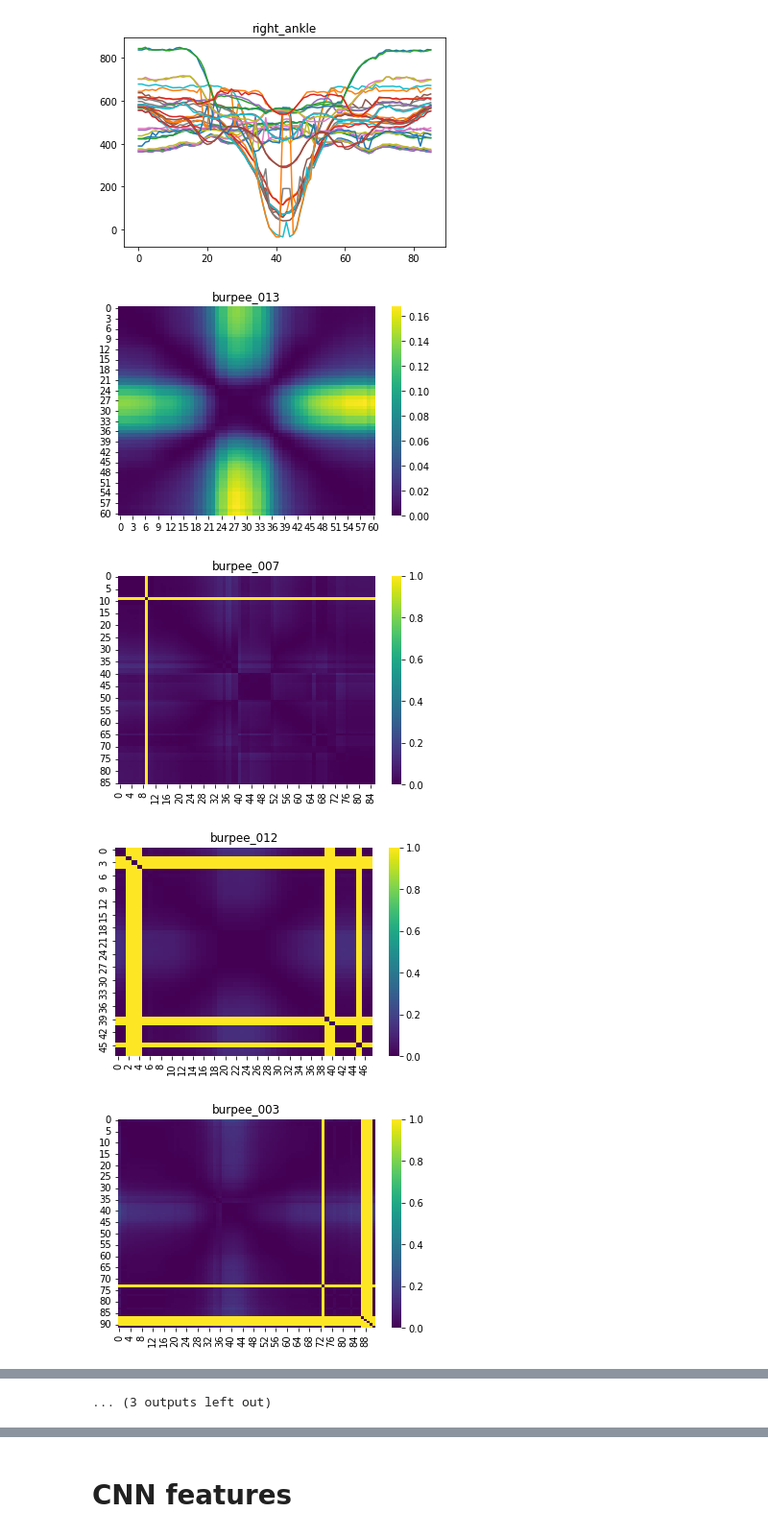
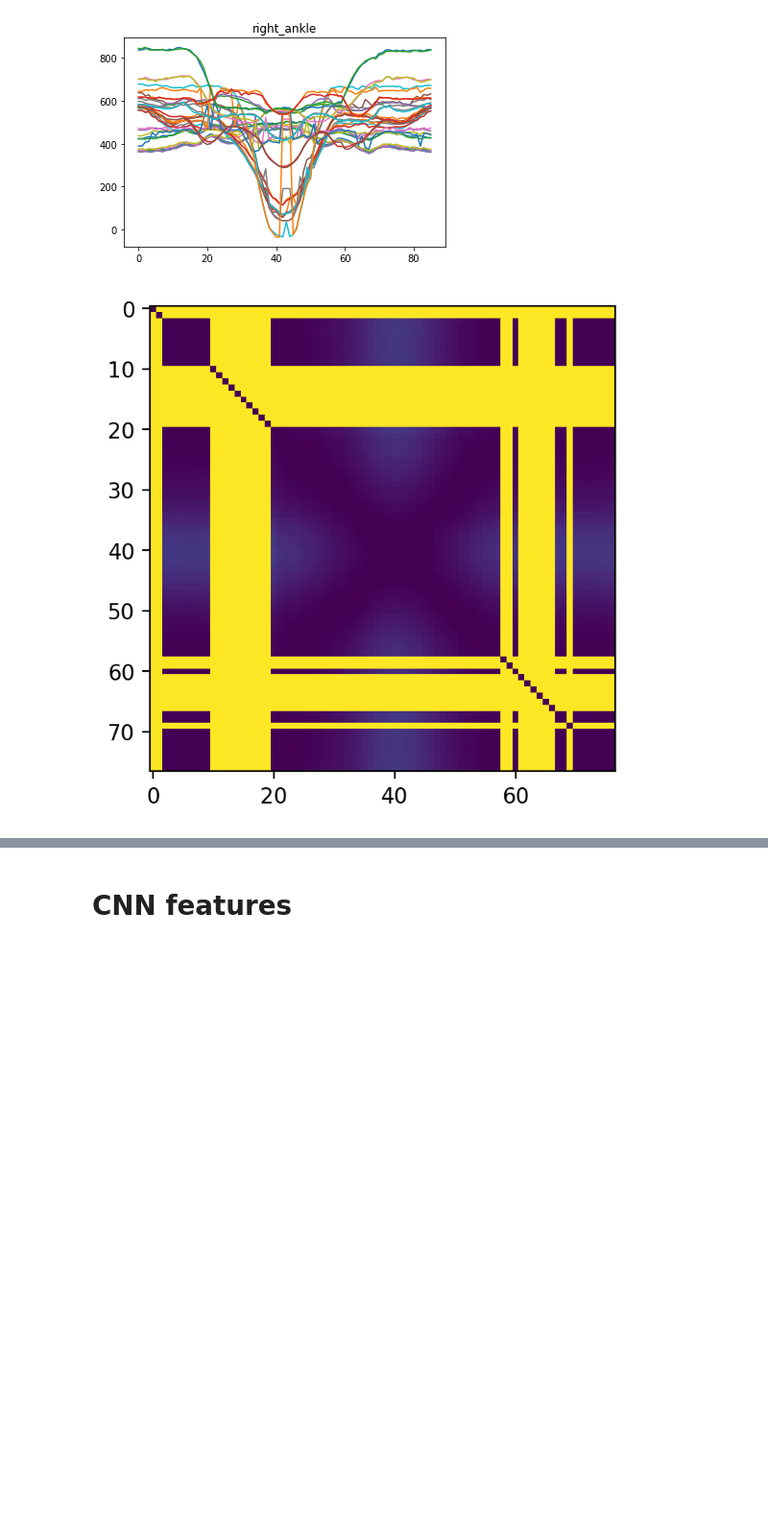
Before and after one commit to iucario/WorkoutDetector, a Jupyter notebook: WorkoutDetector/similarity_image.ipynb, the cells around one changed output, grey strips where cells are left out. Shown at 96% size. Cells and saved outputs as stored; diff of their text form; code cells hidden in the pictures; blank space fills up the shorter version.

```diff
--- a/WorkoutDetector/similarity_image.ipynb
+++ b/WorkoutDetector/similarity_image.ipynb
@@ -95,22 +95,17 @@ plt.show()
 # %%
 # similarity matrix
 import sklearn.metrics.pairwise as pw
 import seaborn as sns
 
 for v in burpees:
     kp = v['keypoint'][0]
     num_frame = kp.shape[0]
     mat = np.zeros((num_frame, num_frame))
     feat = kp.reshape(num_frame, -1)
     # print(feat.shape)
     mat = pw.pairwise_distances(feat, metric='cosine')
     # print(mat.shape)
     # plot
-    sns.heatmap(mat, cmap='viridis')
-    plt.title(v['frame_dir'])
-    plt.show()
+    plt.imshow(mat)
 # %% [output]
-[figure, old version]
+[figure, new version]
-[figure, removed]
-[figure, removed]
-[figure, removed]
@@ -125 +111,0 @@ for v in burpees:
-... (3 outputs left out)
```
Also changed, not shown: parts of 5 cells of this notebook, 8 other files.
